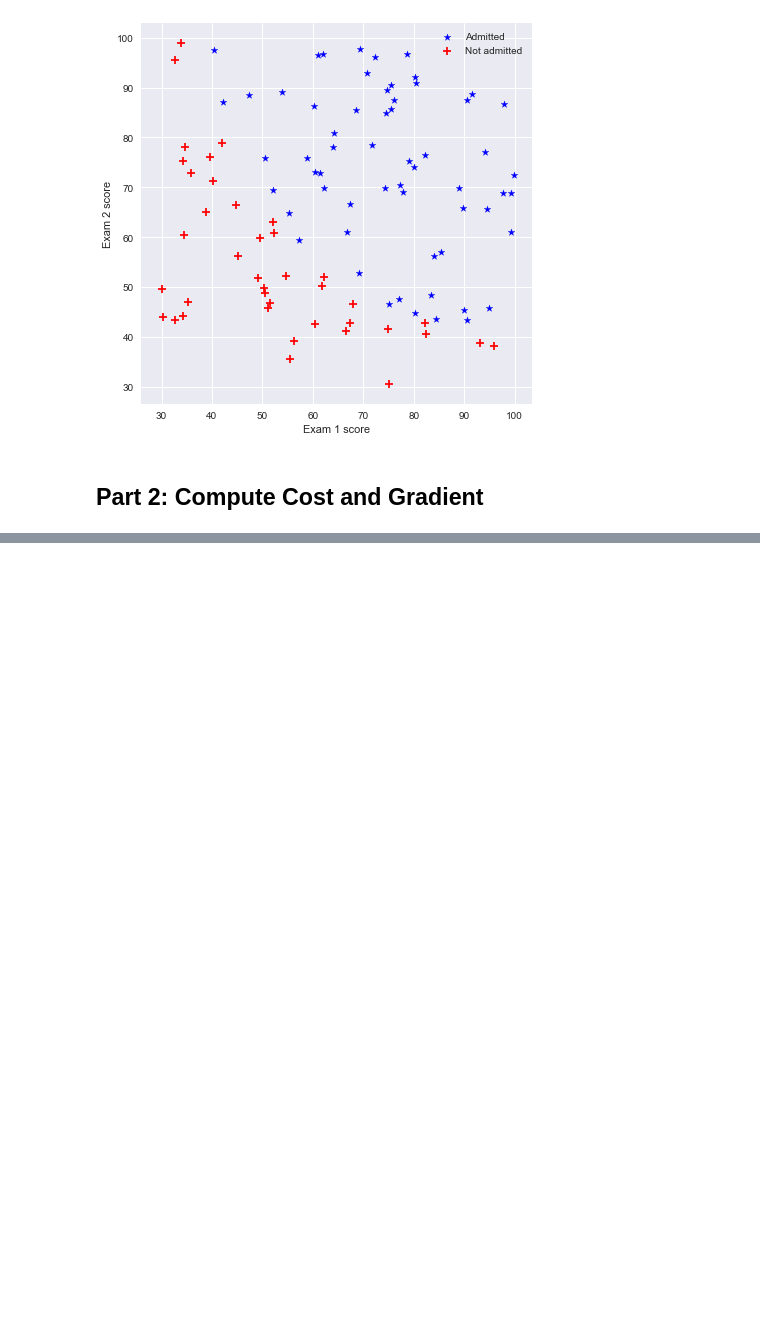
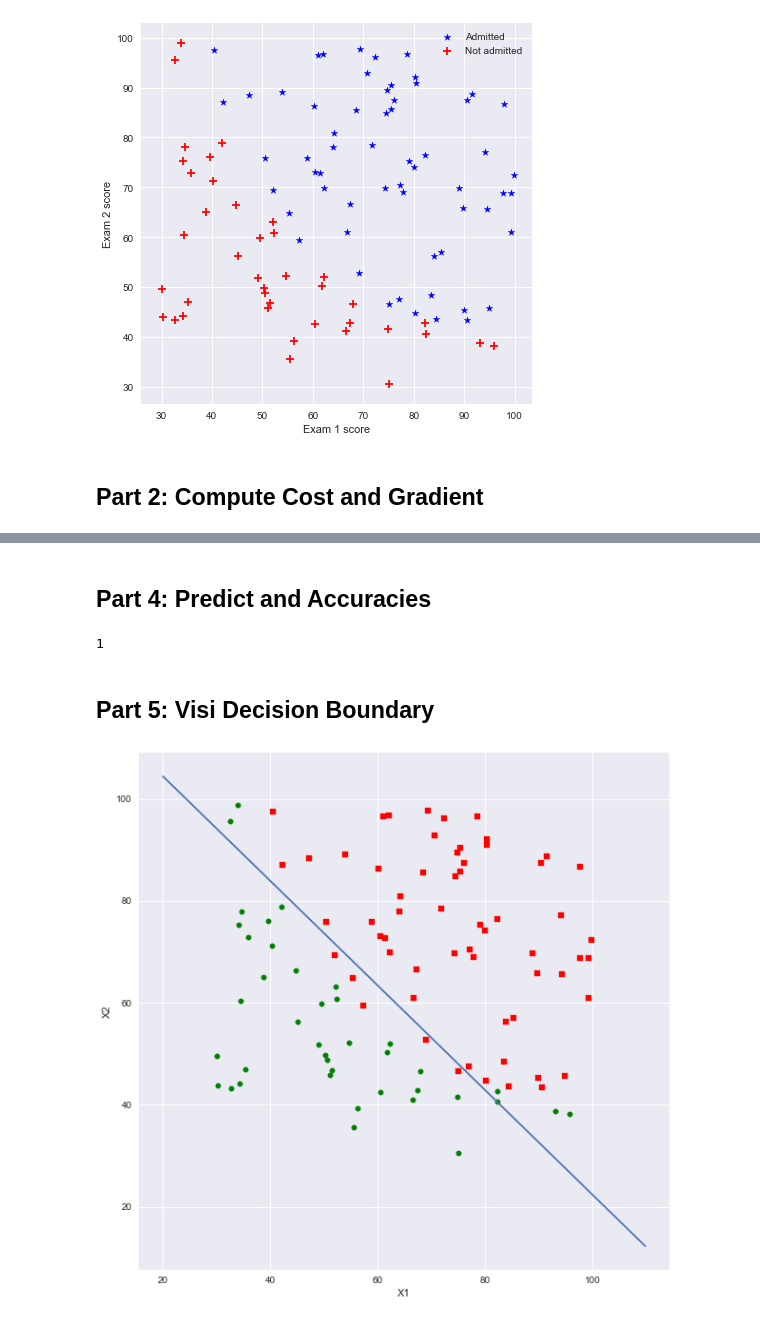
Before and after one commit to rockchen26sh/Machine-Learning, a Jupyter notebook: ML_Logistic_Regression.ipynb, the cells around one changed output, grey strips where cells are left out. Cells and saved outputs as stored; diff of their text form; code cells hidden in the pictures; blank space fills up the shorter version.

```diff
--- a/ML_Logistic_Regression.ipynb
+++ b/ML_Logistic_Regression.ipynb
@@ -137,0 +136,5 @@ TypeError: data type not understood
+# %%
+X = pd.DataFrame(X)
+o = np.ones(m)
+X.insert(0,'X0',o)
+X.columns = [0,1,2]
@@ -137,0 +168,3 @@ TypeError: data type not understood
+# %%
+test_theta = np.array([-24, 0.2, 0.2])
+[cost, grad] = costFunction(test_theta, X, y)
@@ -137,0 +179,9 @@ TypeError: data type not understood
+# %%
+CostList = []
+GradList = []
+for count in range(400):
+    [cost, grad] = costFunction(test_theta, X, y)
+    CostList.append(cost)
+    GradList.append(grad)
+    for i in range(len(grad)):
+        test_theta[i] = test_theta[i] - grad[i] * 0.001
@@ -137,0 +210,2 @@ TypeError: data type not understood
+# %% [markdown]
+## Part 4: Predict and Accuracies
@@ -137,0 +221,30 @@ TypeError: data type not understood
+# %%
+p(test_theta,[-20,0,0])
+# %% [output]
+1
+# %% [markdown]
+## Part 5: Visi Decision Boundary
+# %%
+def plotBestFit(X,y,theta):
+    dataArr = np.array(X)
+    n = np.shape(dataArr)[0]
+    xcord1 = []; ycord1 = []
+    xcord2 = []; ycord2 = []
+    for i in range(n):
+        if int(y[i]) == 1:
+            xcord1.append(dataArr[i,1]);ycord1.append(dataArr[i,2])
+        else:
+            xcord2.append(dataArr[i,1]);ycord2.append(dataArr[i,2])
+    fig = plt.figure(figsize=(10,10))
+    ax = fig.add_subplot(111)
+    ax.scatter(xcord1,ycord1,s=30,c='red',marker='s')
+    ax.scatter(xcord2,ycord2,s=30,c='green')
+    x = np.arange(20,110,0.1)
+    y = (theta[0]+theta[1]*x)/-theta[2]
+    ax.plot(x,y)
+    plt.xlabel('X1');plt.ylabel('X2');
+    plt.show()
+# %%
+plotBestFit(X,y,test_theta)
+# %% [output]
+[figure, added]
```
Also changed, not shown: parts of 24 cells of this notebook, 28 other files.
